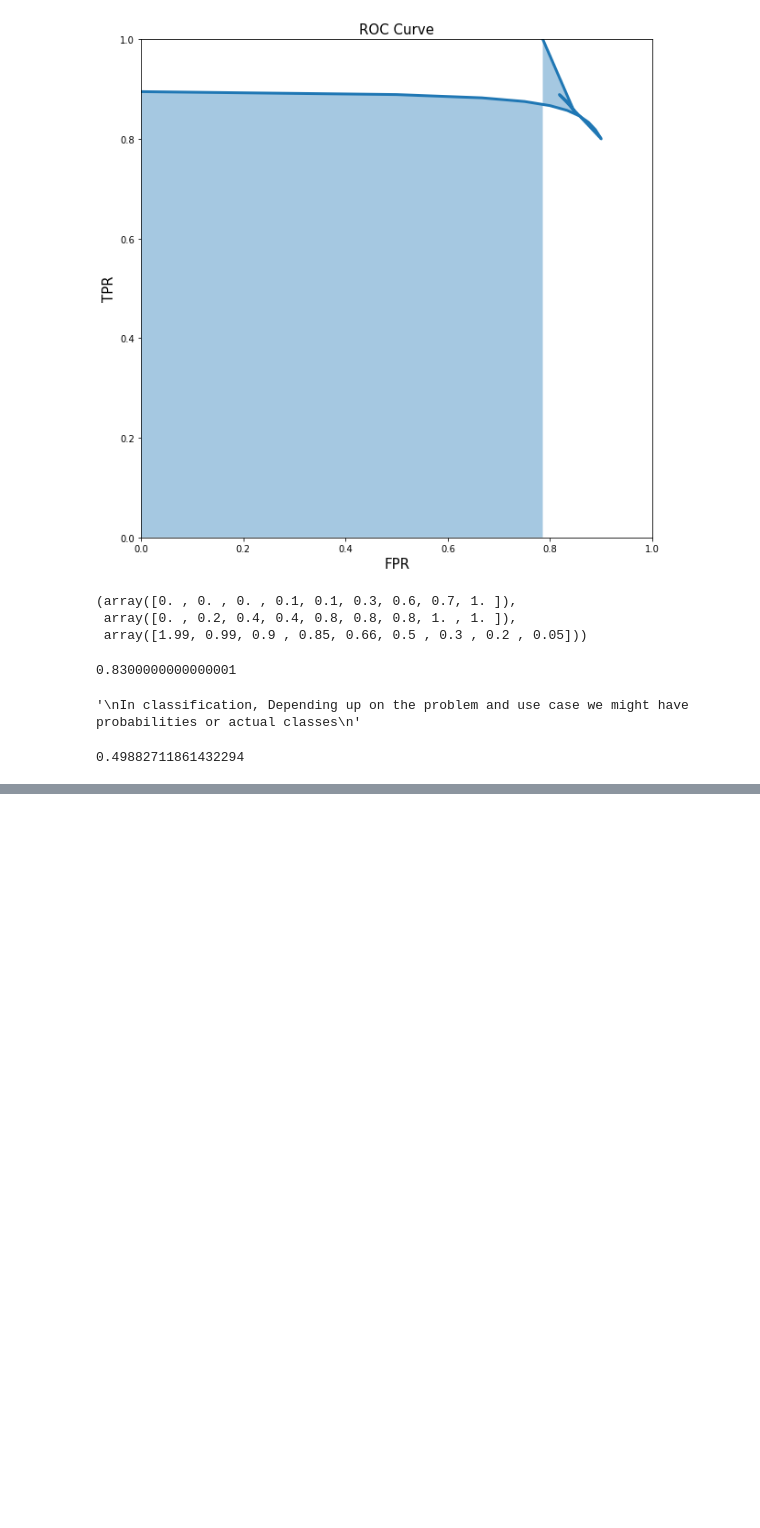
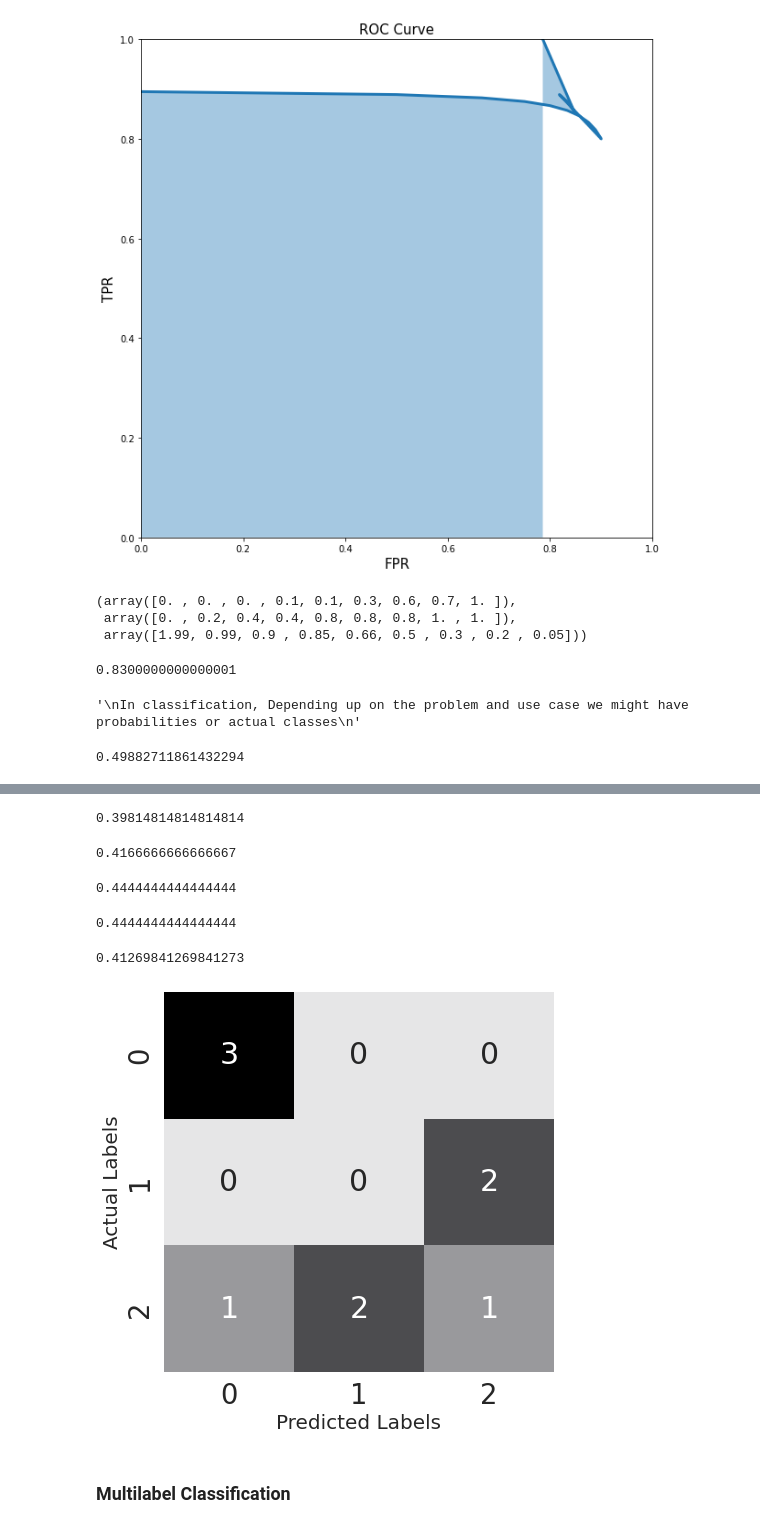
Before and after one commit to iSriBalaji/AAAMLP_Notes, a Jupyter notebook: Evaluation Metrics.ipynb, the cells around one changed output, grey strips where cells are left out. Cells and saved outputs as stored; diff of their text form; code cells hidden in the pictures; blank space fills up the shorter version.

Commit message:
Multi Label Classification

```diff
--- a/Evaluation Metrics.ipynb
+++ b/Evaluation Metrics.ipynb
@@ -349,3 +352,10 @@ y_prob = [0.1, 0.3, 0.2, 0.6, 0.8, 0.05,       # y_prob is the probability of be
 metrics.log_loss(y_true,y_prob)
 # %% [output]
 0.49882711861432294
+# %%
+### Macro average is calculating precision for each class that exist in the target individually and taking average
+
+y_true = [0,1,2,0,1,2,0,2,2]
+y_pred = [0,2,1,0,2,1,0,0,2]
+
+metrics.precision_score(y_true,y_pred,average="macro")
@@ -351,0 +381,47 @@ metrics.log_loss(y_true,y_prob)
+# %%
+## Weighted average calculate precisons based upon the no of samples in each class which will be very useful for
+## skewed datasets
+
+metrics.precision_score(y_true,y_pred,average="weighted")
+# %% [output]
+0.39814814814814814
+# %%
+"""
+Similarly, we can implement for recall - macro, micro,weighted average recall
+"""
+
+metrics.recall_score(y_true,y_pred,average="macro")
+# %% [output]
+0.4166666666666667
+# %%
+metrics.recall_score(y_true,y_pred,average="micro")
+# %% [output]
+0.4444444444444444
+# %%
+metrics.recall_score(y_true,y_pred,average="weighted")
+# %% [output]
+0.4444444444444444
+# %%
+### F1 score for multiclass classification
+## check the manual code in book - pg 56
+
+metrics.f1_score(y_true,y_pred,average="weighted")
+# %% [output]
+0.41269841269841273
+# %%
+### Calculating confusion matrix and plotting it
+### It is a simple HEATMAP - we can create a cmap and pass it to our heatmap
+
+c_matrix = metrics.confusion_matrix(y_true,y_pred)
+plt.figure(figsize=(7,7))
+cmap = sns.cubehelix_palette(50, hue=0.05, rot=0, light=0.9, dark=0,
+as_cmap=True)
+sns.set(font_scale=2.5)
+sns.heatmap(c_matrix, annot=True, cmap=cmap, cbar=False)
+plt.ylabel('Actual Labels', fontsize=20)
+plt.xlabel('Predicted Labels', fontsize=20)
+plt.show()
+# %% [output]
+[figure, added]
+# %% [markdown]
+### Multilabel Classification
```
Also changed, not shown: parts of 6 cells of this notebook.
